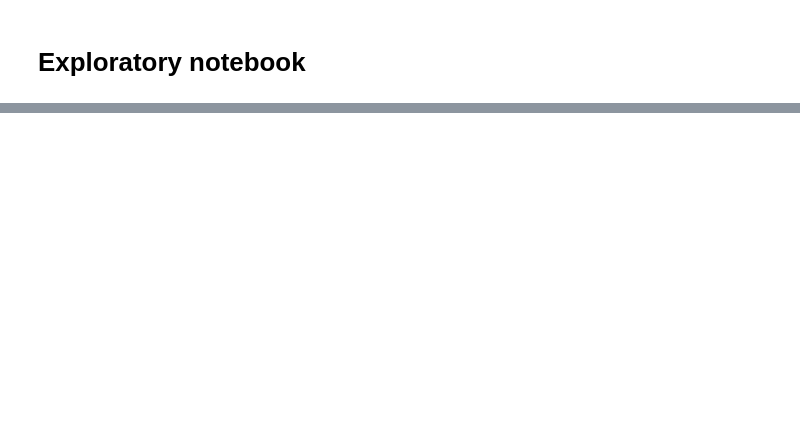
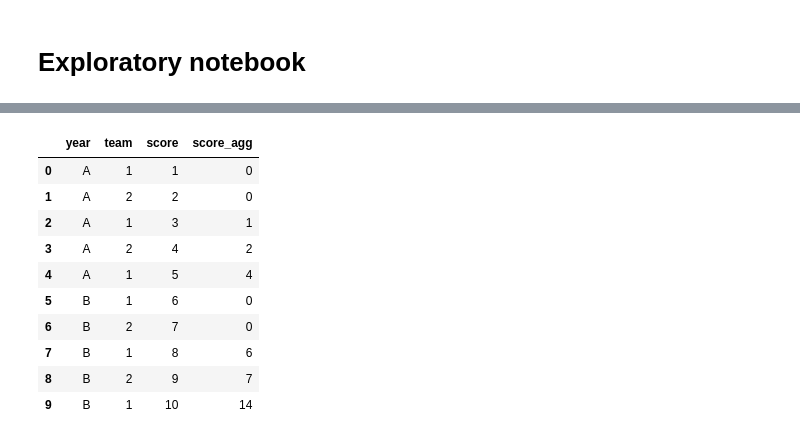
Before and after one commit to georgebrockman/beatthebookies, a Jupyter notebook: beatthebookies/notebooks/chris_explore.ipynb, the cells around one changed output, grey strips where cells are left out. Cells and saved outputs as stored; diff of their text form; code cells hidden in the pictures; blank space fills up the shorter version.

```diff
--- a/beatthebookies/notebooks/chris_explore.ipynb
+++ b/beatthebookies/notebooks/chris_explore.ipynb
@@ -49,0 +72,11 @@ test.tail()
+# %%
+mock = pd.DataFrame([['A',1,1],
+                    ['A',2,2],
+                    ['A',1,3],
+                    ['A',2,4],
+                    ['A',1,5],
+                    ['B',1,6],
+                    ['B',2,7],
+                    ['B',1,8],
+                    ['B',2,9],
+                    ['B',1,10]], columns=['year','team','score'])
@@ -49,0 +97,2 @@ test.tail()
+# %%
+mock['score_agg'] = mock.groupby('year').apply(pd.groupby('team')['score'].apply(lambda x  : x.cumsum().shift(fill_value=0)))
@@ -49,0 +115,16 @@ test.tail()
+# %%
+mock['score_agg'] = mock.groupby(['year','team'])['score'].apply(lambda x  : x.cumsum().shift(fill_value=0))
+# %%
+mock
+# %% [output]
+|  | year | team | score | score_agg |
+| 0 | A | 1 | 1 | 0 |
+| 1 | A | 2 | 2 | 0 |
+| 2 | A | 1 | 3 | 1 |
+| 3 | A | 2 | 4 | 2 |
+| 4 | A | 1 | 5 | 4 |
+| 5 | B | 1 | 6 | 0 |
+| 6 | B | 2 | 7 | 0 |
+| 7 | B | 1 | 8 | 6 |
+| 8 | B | 2 | 9 | 7 |
+| 9 | B | 1 | 10 | 14 |
```
Also changed, not shown: parts of 17 cells of this notebook, 1 other file.
